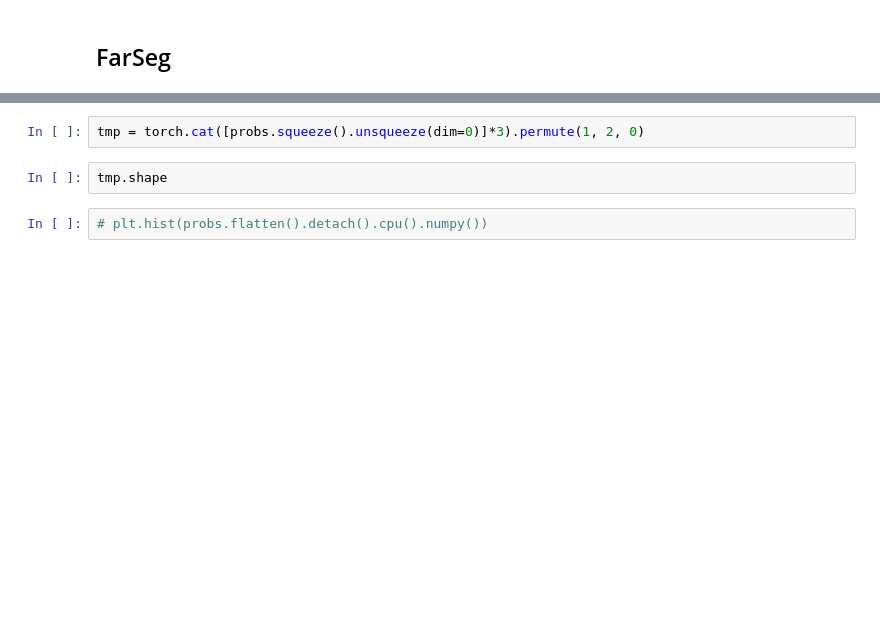
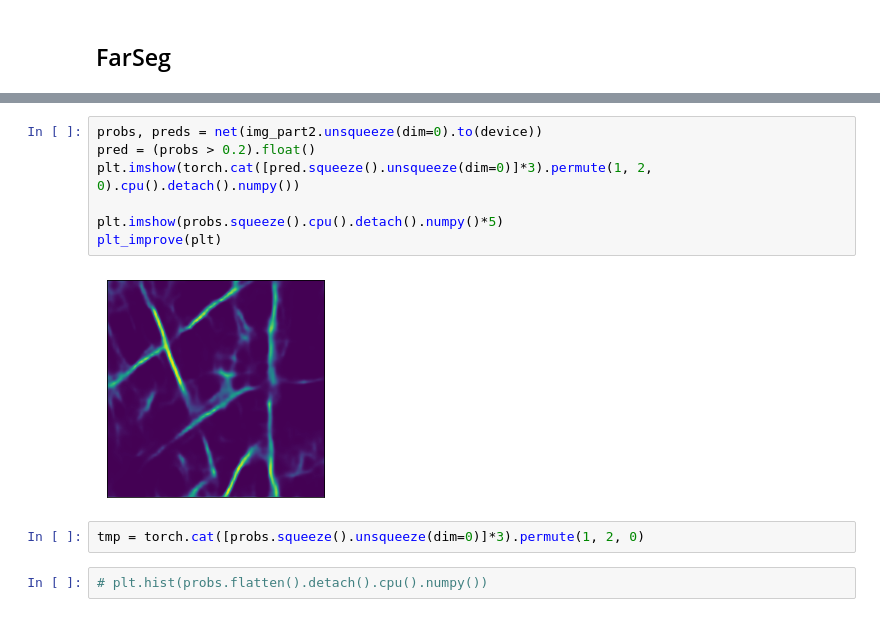
Before and after one commit to Ryanna-github/road-extraction, a Jupyter notebook: 2021-03-07_gf_newdata.ipynb, the cells around one changed output, grey strips where cells are left out. Cells and saved outputs as stored; diff of their text form; blank space fills up the shorter version.

```diff
--- a/2021-03-07_gf_newdata.ipynb
+++ b/2021-03-07_gf_newdata.ipynb
@@ -70,7 +141,14 @@ plt.imshow(torch.cat([pred.squeeze().unsqueeze(dim=0)]*3).permute(1, 2, 0).cpu()
+# %%
+probs, preds = net(img_part2.unsqueeze(dim=0).to(device))
+pred = (probs > 0.2).float()
+plt.imshow(torch.cat([pred.squeeze().unsqueeze(dim=0)]*3).permute(1, 2, 0).cpu().detach().numpy())
+
+plt.imshow(probs.squeeze().cpu().detach().numpy()*5)
+plt_improve(plt)
+# %% [output]
+[figure, added]
 # %%
 tmp = torch.cat([probs.squeeze().unsqueeze(dim=0)]*3).permute(1, 2, 0)
-# %%
-tmp.shape
 # %%
 # plt.hist(probs.flatten().detach().cpu().numpy())
 # %%
```
Also changed, not shown: parts of 18 cells of this notebook, 14 other files.
